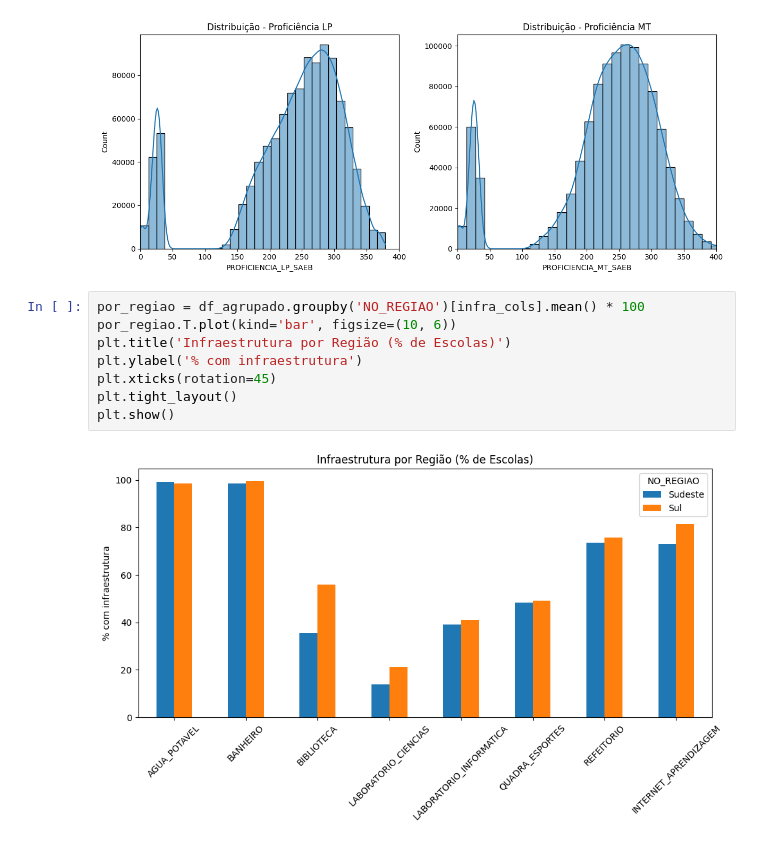
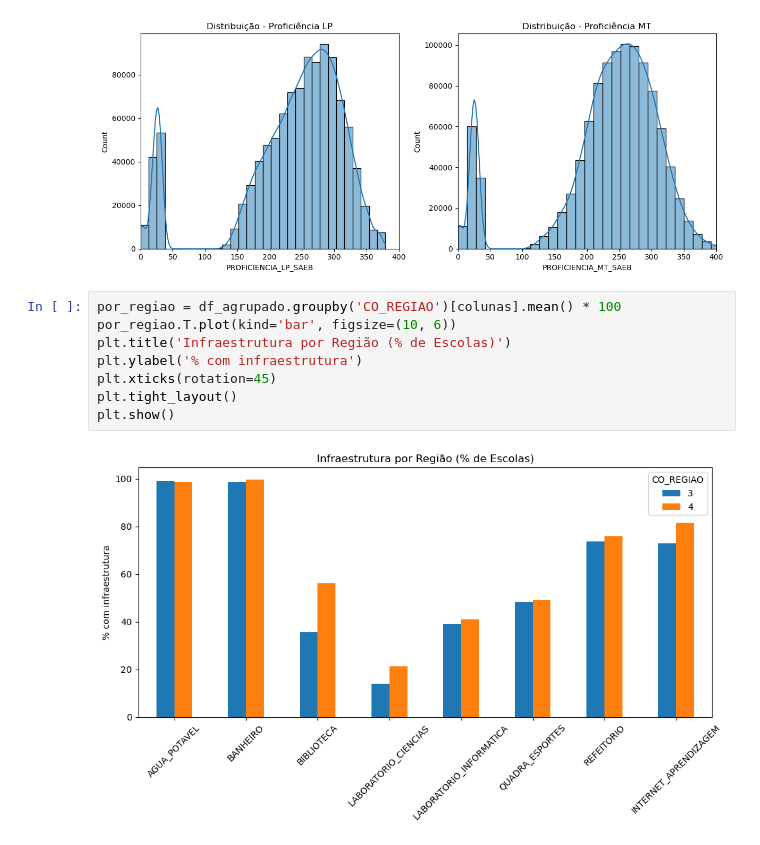
Before and after one commit to brunacervo/CPA-Projeto-Extensionista, a Jupyter notebook: Etapa 2 - Preparação dos Dados/ENTREGA2_CPA.ipynb, the cells around one changed output. Drawn from its saved outputs; the diff is of its cells as text.

```diff
--- a/Etapa 2 - Preparação dos Dados/ENTREGA2_CPA.ipynb
+++ b/Etapa 2 - Preparação dos Dados/ENTREGA2_CPA.ipynb
@@ -297,13 +302,13 @@ plt.show()
 # %% [output]
 [figure]
 # %%
-por_regiao = df_agrupado.groupby('NO_REGIAO')[infra_cols].mean() * 100
+por_regiao = df_agrupado.groupby('CO_REGIAO')[colunas].mean() * 100
 por_regiao.T.plot(kind='bar', figsize=(10, 6))
 plt.title('Infraestrutura por Região (% de Escolas)')
 plt.ylabel('% com infraestrutura')
 plt.xticks(rotation=45)
 plt.tight_layout()
 plt.show()
 # %% [output]
-[figure, old version]
+[figure, new version]
 # %%
```
Also changed, not shown: parts of 10 cells of this notebook, 2 other files.
